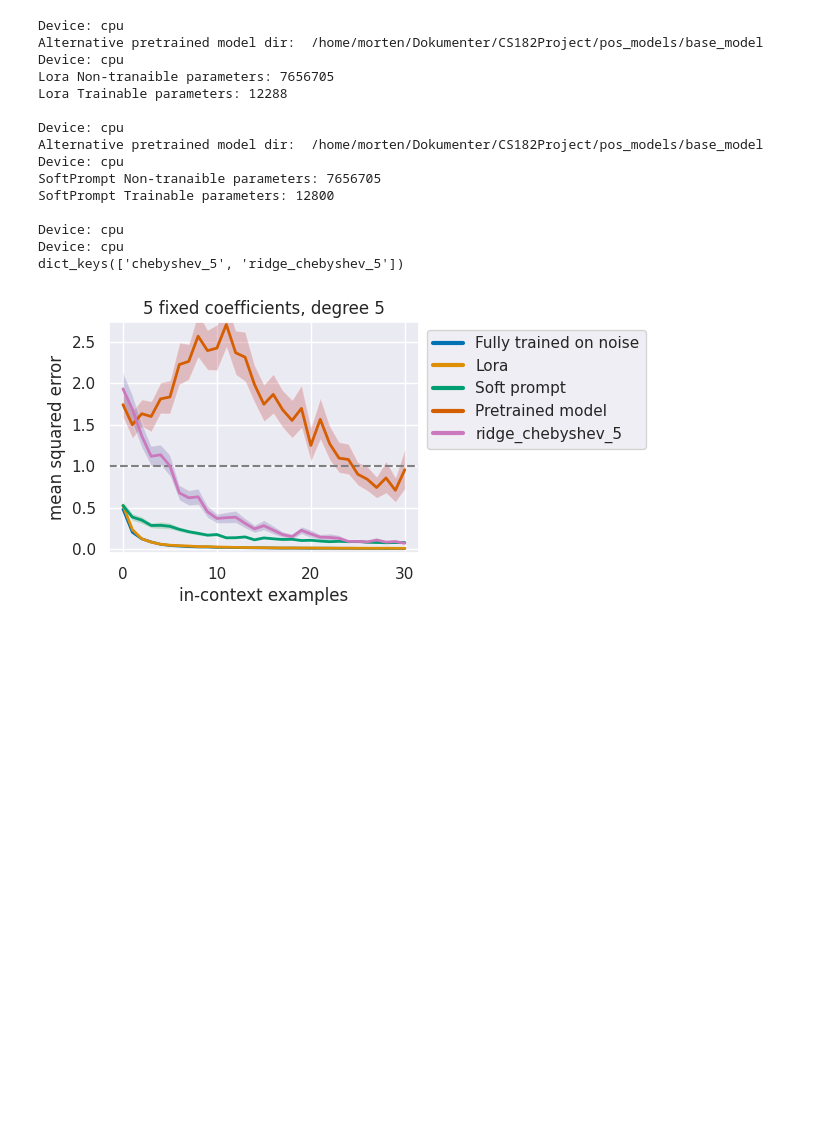
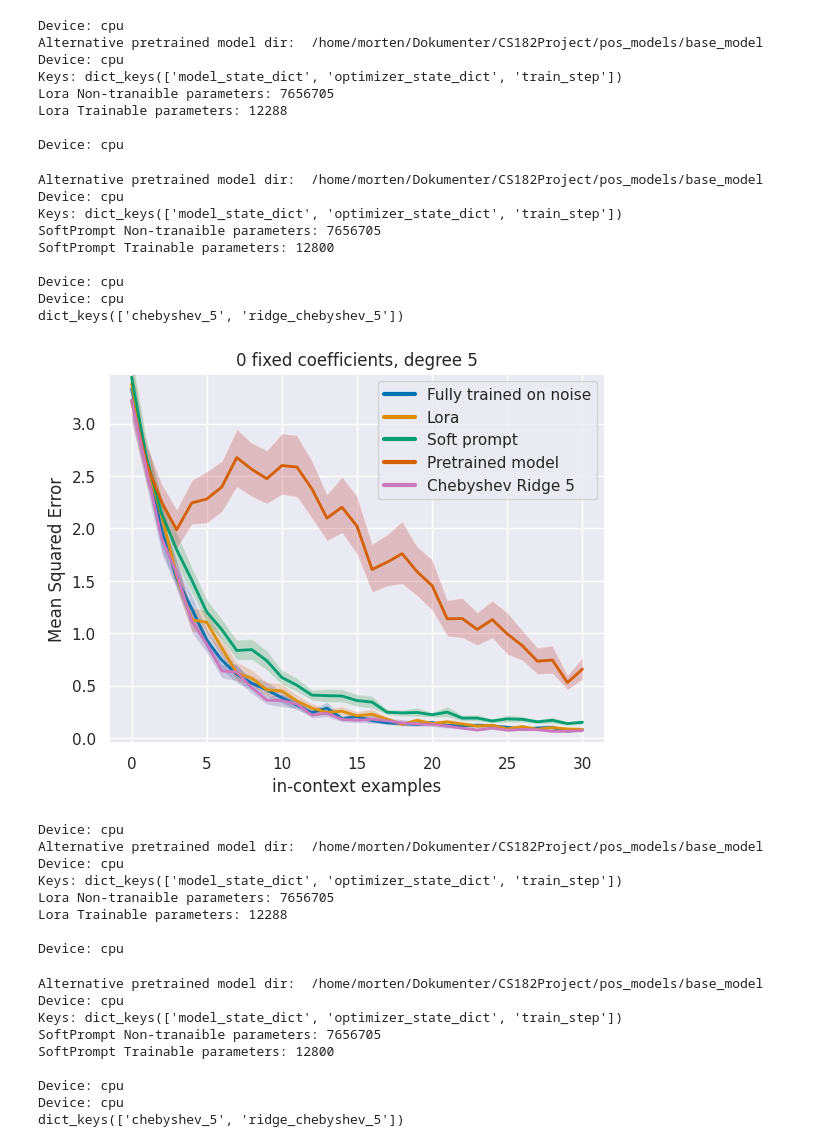
Before and after one commit to wilcoxsonm21/CS182Project, a Jupyter notebook: src/eval_noisy.ipynb, the cells around one changed output. Saved outputs shown, nothing was run; the diff lists cells and outputs as text; code cells hidden in the pictures; blank space fills up the shorter version.

```diff
--- a/src/eval_noisy.ipynb
+++ b/src/eval_noisy.ipynb
@@ -41,17 +38,18 @@ def plot_collection(load_info_collection: List[LoadInfo], title: str, device: st
 
         metrics[name] = new_get_run_metrics(conf, path, step=step, include_noise=True, device=device, ground_truth_loss=True)
 
+    baselines_names = {'ridge_chebyshev_5': 'Chebyshev Ridge 5', 'chebyshev_5': 'chebyshev_5'} #'ridge_chebyshev_5']) # "chebyshev_5"
     if baselines is not None:
         train_conf_path = load_info_collection[0].alternative_train_conf_path if load_info_collection[0].alternative_train_conf_path is not None else load_info_collection[0].path / "config.yaml"
         baseline_mets = baseline_data(train_conf_path, device=device, include_noise=True, ground_truth_loss=True)
         print(baseline_mets.keys())
-        metrics.update({key: baseline_mets[key] for key in baselines if key in baseline_mets})
+        metrics.update({baselines_names[key]: baseline_mets[key] for key in baselines if key in baseline_mets})
 
-    _, ax = basic_plot(metrics, yhigh_lim=yhigh_lim)
+    _, ax = basic_plot2(metrics, yhigh_lim=yhigh_lim)
     ax.set_title(title)
     #plt.tight_layout()
     if saveas is not None:
-        plt.savefig(saveas)
+        plt.savefig(saveas+".pdf", format="pdf")
     #plt.tight_layout()
     plt.show()
 # %%
@@ -59,45 +57,64 @@ def plot_collection(load_info_collection: List[LoadInfo], title: str, device: st
 noisy_dir = Path("../noisy_stuff")
 pos_dir = Path("../pos_models")
 
 def plot_noisy_example(i: int, title: str):
 
     noisy_run = LoadInfo(path=noisy_dir / "full_fine" / f"prompt{i}", step=-1,
                                     alternative_name="Fully trained on noise")
     load_info_collection = [noisy_run,
-                            LoadInfo(path=noisy_dir / "lora_rk_4_pos_enc_noise_morten" / f"lora{i}", step=-1,
+                            LoadInfo(path=noisy_dir / "lora_rk_4_pos_enc_noise_morten" / f"lora{i}", step=1000000,
                                     #alternative_train_conf_path=noisy_run.path / "config.yaml",
                                     alternative_pretrained_path="/home/morten/Dokumenter/CS182Project/pos_models/base_model",
                                     alternative_name="Lora"),
-                            LoadInfo(path=noisy_dir / "soft_prompt_noise_morten" / f"prompt{i}", step=-1,
+                            LoadInfo(path=noisy_dir / "soft_prompt_noise_morten" / f"prompt{i}", step=1000000,
                                     #alternative_train_conf_path=noisy_run.path / "config.yaml",
                                     alternative_pretrained_path="/home/morten/Dokumenter/CS182Project/pos_models/base_model",
                                     alternative_name="Soft prompt"),
                             LoadInfo(path=pos_dir / "base_model", step=-1,
                                     alternative_train_conf_path=noisy_run.path / "config.yaml",
                                     alternative_name="Pretrained model"),
                             ]
 
-    plot_collection(load_info_collection, title=title, device=device, baselines=['ridge_chebyshev_5']) # "chebyshev_5",
+    plot_collection(load_info_collection, title=title, device=device, baselines=['ridge_chebyshev_5'], saveas="figs/noisy_"+title.replace(" ", "_")) # "chebyshev_5",
     #plot_collection(load_info_collection, device=device, yhigh_lim=0.2, baselines=["chebyshev_5"])
 
-#plot_noisy_example(6, title="0 fixed coefficients, degree 5")
-#plot_noisy_example(7, title="1 fixed coefficient, degree 5")
-#plot_noisy_example(9, title="3 fixed coefficients, degree 5")
+plot_noisy_example(6, title="0 fixed coefficients, degree 5")
+plot_noisy_example(7, title="1 fixed coefficient, degree 5")
+plot_noisy_example(9, title="3 fixed coefficients, degree 5")
 plot_noisy_example(11, title="5 fixed coefficients, degree 5")
 # %% [output]
 Device: cpu
 Alternative pretrained model dir:  /home/morten/Dokumenter/CS182Project/pos_models/base_model
 Device: cpu
+Keys: dict_keys(['model_state_dict', 'optimizer_state_dict', 'train_step'])
 Lora Non-tranaible parameters: 7656705
 Lora Trainable parameters: 12288
 
 Device: cpu
-Alternative pretrained model dir:  /home/morten/Dokumenter/CS182Project/pos_models/base_model
-Device: cpu
-SoftPrompt Non-tranaible parameters: 7656705
-SoftPrompt Trainable parameters: 12800
-
-Device: cpu
-Device: cpu
-dict_keys(['chebyshev_5', 'ridge_chebyshev_5'])
+Alternative pretrained model dir:  /home/morten/Dokumenter/CS182Project/pos_models/base_model
+Device: cpu
+Keys: dict_keys(['model_state_dict', 'optimizer_state_dict', 'train_step'])
+SoftPrompt Non-tranaible parameters: 7656705
+SoftPrompt Trainable parameters: 12800
+
+Device: cpu
+Device: cpu
+dict_keys(['chebyshev_5', 'ridge_chebyshev_5'])
-[figure, old version]
+[figure, new version]
+Device: cpu
+Alternative pretrained model dir:  /home/morten/Dokumenter/CS182Project/pos_models/base_model
+Device: cpu
+Keys: dict_keys(['model_state_dict', 'optimizer_state_dict', 'train_step'])
+Lora Non-tranaible parameters: 7656705
+Lora Trainable parameters: 12288
+
+Device: cpu
+Alternative pretrained model dir:  /home/morten/Dokumenter/CS182Project/pos_models/base_model
+Device: cpu
+Keys: dict_keys(['model_state_dict', 'optimizer_state_dict', 'train_step'])
+SoftPrompt Non-tranaible parameters: 7656705
+SoftPrompt Trainable parameters: 12800
+
+Device: cpu
+Device: cpu
+dict_keys(['chebyshev_5', 'ridge_chebyshev_5'])
```
Also changed, not shown: parts of 2 cells of this notebook, 3 other files.
